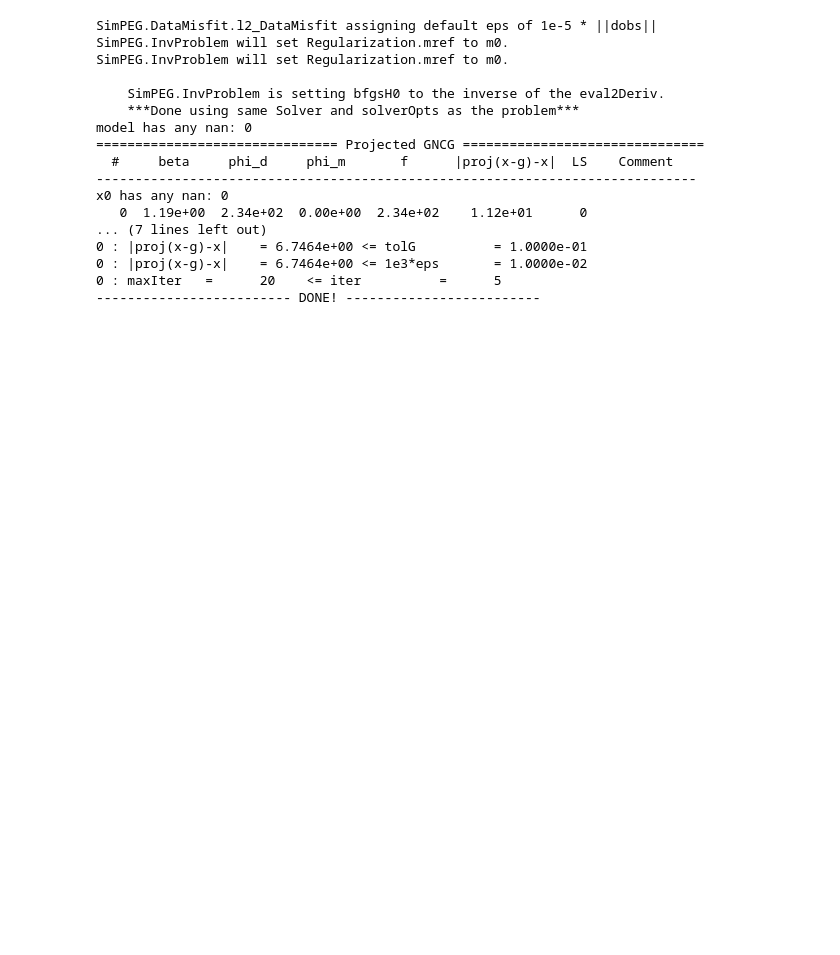
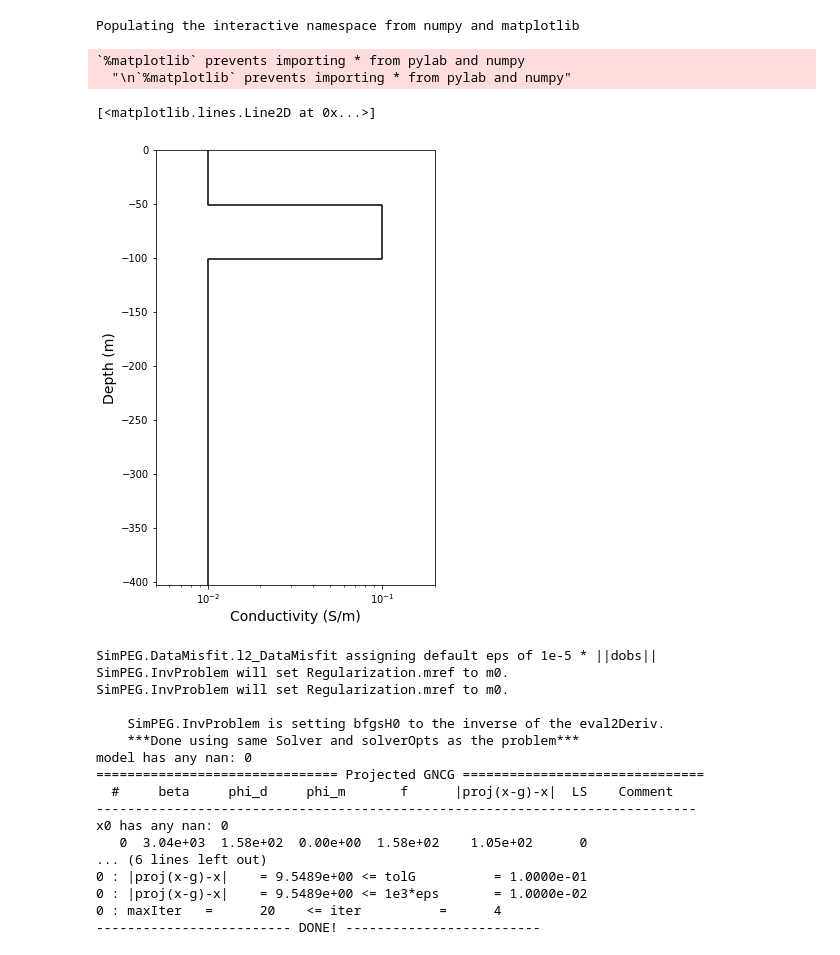
Before and after one commit to simpeg/simpegEM1D, a Jupyter notebook: notebooks/examples/EM1D_inversion_FD_height_correction_halfspace.ipynb, the cells around one changed output. Cells and saved outputs as stored; diff of their text form; code cells hidden in the pictures; blank space fills up the shorter version.

```diff
--- a/notebooks/examples/EM1D_inversion_FD_height_correction_halfspace.ipynb
+++ b/notebooks/examples/EM1D_inversion_FD_height_correction_halfspace.ipynb
@@ -26,7 +26,7 @@ FDsurvey = EM1DSurveyFD(
 )
 
 sig_half = 1e-2
-sig_blk = 1e0
+sig_blk = 1e-1
 chi_half = 0.
 sig  = np.ones(FDsurvey.n_layer)*sig_half
 blk_ind = (-50>LocSigZ) & (-100<LocSigZ)
@@ -41,6 +41,16 @@ if FDsurvey.ispaired:
     FDsurvey.unpair()
 prob.pair(FDsurvey)
 d_true = FDsurvey.dpred([])
+# %%
+%pylab inline
+fig, ax = subplots(1,1, figsize=(5, 8))
+Utils1D.plotLayer(sig, mesh1D, showlayers=False)
+# %% [output]
+Populating the interactive namespace from numpy and matplotlib
+`%matplotlib` prevents importing * from pylab and numpy
+  "\n`%matplotlib` prevents importing * from pylab and numpy"
+[<matplotlib.lines.Line2D at 0x...>]
+[figure, added]
 # %%
 mesh1D = Mesh.TensorMesh([1], [0.])
 depth = -mesh1D.gridN[:-1]
@@ -88,9 +98,10 @@ noise = std*FDsurvey.dtrue*np.random.randn(FDsurvey.dtrue.size)
 FDsurvey.dobs = FDsurvey.dtrue+noise
 dmisfit = DataMisfit.l2_DataMisfit(FDsurvey)
 dmisfit.W = 1./(abs(FDsurvey.dobs)*std+floor)
-m0 = np.r_[np.log(np.ones_like(sig)*sig_half*10.), FDsurvey.h+20.]
+m0 = np.r_[np.log(np.ones_like(sig)*sig_half*0.1), FDsurvey.h]
 reg_sigma = Regularization.Sparse(
-    mesh1D, mapping=wires.sigma
+    mesh1D, mapping=wires.sigma,
+    alpha_s = 0.01
 )
 p=0.
 qx, qz = 2., 2.
@@ -131,11 +142,11 @@ model has any nan: 0
   #     beta     phi_d     phi_m       f      |proj(x-g)-x|  LS    Comment
 -----------------------------------------------------------------------------
 x0 has any nan: 0
-   0  1.19e+00  2.34e+02  0.00e+00  2.34e+02    1.12e+01      0
-... (7 lines left out)
-0 : |proj(x-g)-x|    = 6.7464e+00 <= tolG          = 1.0000e-01
-0 : |proj(x-g)-x|    = 6.7464e+00 <= 1e3*eps       = 1.0000e-02
-0 : maxIter   =      20    <= iter          =      5
+   0  3.04e+03  1.58e+02  0.00e+00  1.58e+02    1.05e+02      0
+... (6 lines left out)
+0 : |proj(x-g)-x|    = 9.5489e+00 <= tolG          = 1.0000e-01
+0 : |proj(x-g)-x|    = 9.5489e+00 <= 1e3*eps       = 1.0000e-02
+0 : maxIter   =      20    <= iter          =      4
 ------------------------- DONE! -------------------------
 # %%
 print (wires.h*m0, wires.h*mopt, FDsurvey.h)
```
Also changed, not shown: parts of 2 cells of this notebook, 5 other files.
